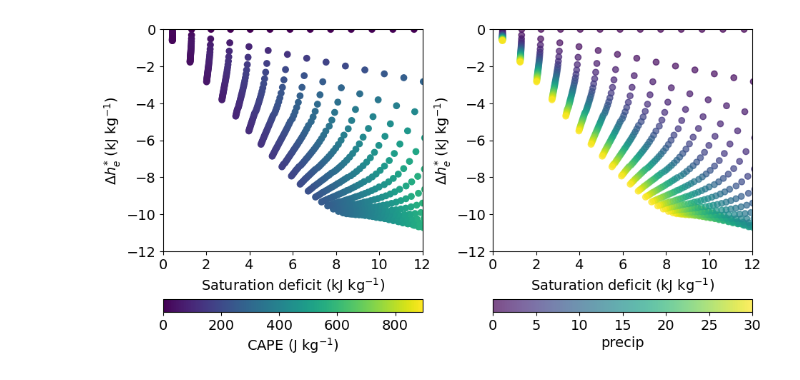
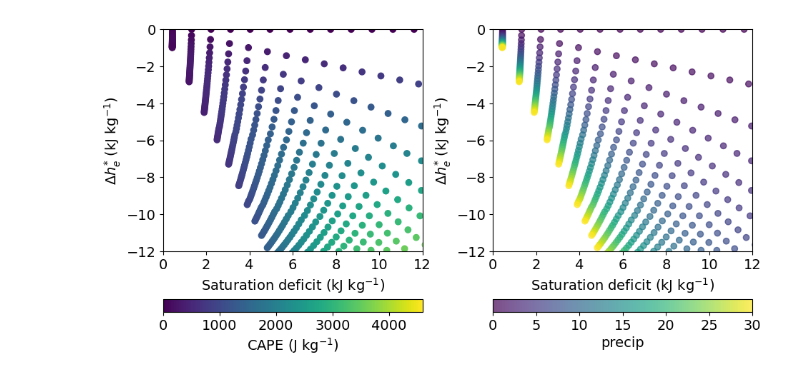
Before and after one commit to dongqi-DQ/plume_models, a Jupyter notebook: distribution_plotting.ipynb, the cells around one changed output. Saved outputs shown, nothing was run; the diff lists cells and outputs as text; code cells hidden in the pictures.

```diff
--- a/distribution_plotting.ipynb
+++ b/distribution_plotting.ipynb
@@ -109,4 +179,5 @@ mprofile = "cos"
 df_normal = get_Palmer_plane_skew(z_lcl,mprofile,skew_type = "normal", read_from_file=False)
 df_left = get_Palmer_plane_skew(z_lcl,mprofile,skew_type = "left", read_from_file=False)
 df_right = get_Palmer_plane_skew(z_lcl,mprofile,skew_type = "right", read_from_file=False)
+df_inc = get_Palmer_plane_linear(z_lcl,mprofile,skew_type = "linear-increase", read_from_file=True)
 # %% [output]
@@ -274,27 +399,27 @@ plt.tight_layout()
 # %%
-sat_def_arr = np.array(df_right["sat_def"])*const.Lv0/1000
-dh_arr = np.array(df_right["dh"])/1000
-CAPEdist_list = np.array(df_right["CAPE_dist"])
+sat_def_arr = np.array(df_inc["sat_def"])*const.Lv0/1000
+dh_arr = np.array(df_inc["dh"])/1000
+CAPEdist_list = np.array(df_inc["CAPE_ext"])
 fig = plt.figure(figsize=(14,5))
 ax1 = fig.add_subplot(131)
 plt.scatter(sat_def_arr, dh_arr, c=CAPEdist_list)
 plt.colorbar(label="CAPE (J kg$^{-1}$)",orientation="horizontal")
 
 ax1.set_xlabel(r"Saturation deficit (kJ kg$^{-1}$)")
 ax1.set_ylabel(r"$\Delta h_{e}^{*}$ (kJ kg$^{-1}$)")
 ax1.set_xlim(0,12)
 ax1.set_ylim(-12,0)
 
 ax2 = fig.add_subplot(132)
-P = df_right["P"]
+P = df_inc["P"]
 plt.scatter(sat_def_arr, dh_arr, c=P,alpha=0.7)
 plt.colorbar(label="precip",orientation="horizontal")
 ax2.set_xlabel(r"Saturation deficit (kJ kg$^{-1}$)")
 ax2.set_ylabel(r"$\Delta h_{e}^{*}$ (kJ kg$^{-1}$)")
 ax2.set_xlim(0,12)
 ax2.set_ylim(-12,0)
 
 plt.tight_layout()
 # %% [output]
-[figure, old version]
+[figure, new version]
 # %%
```
Also changed, not shown: parts of 17 cells of this notebook, 1 other file.
